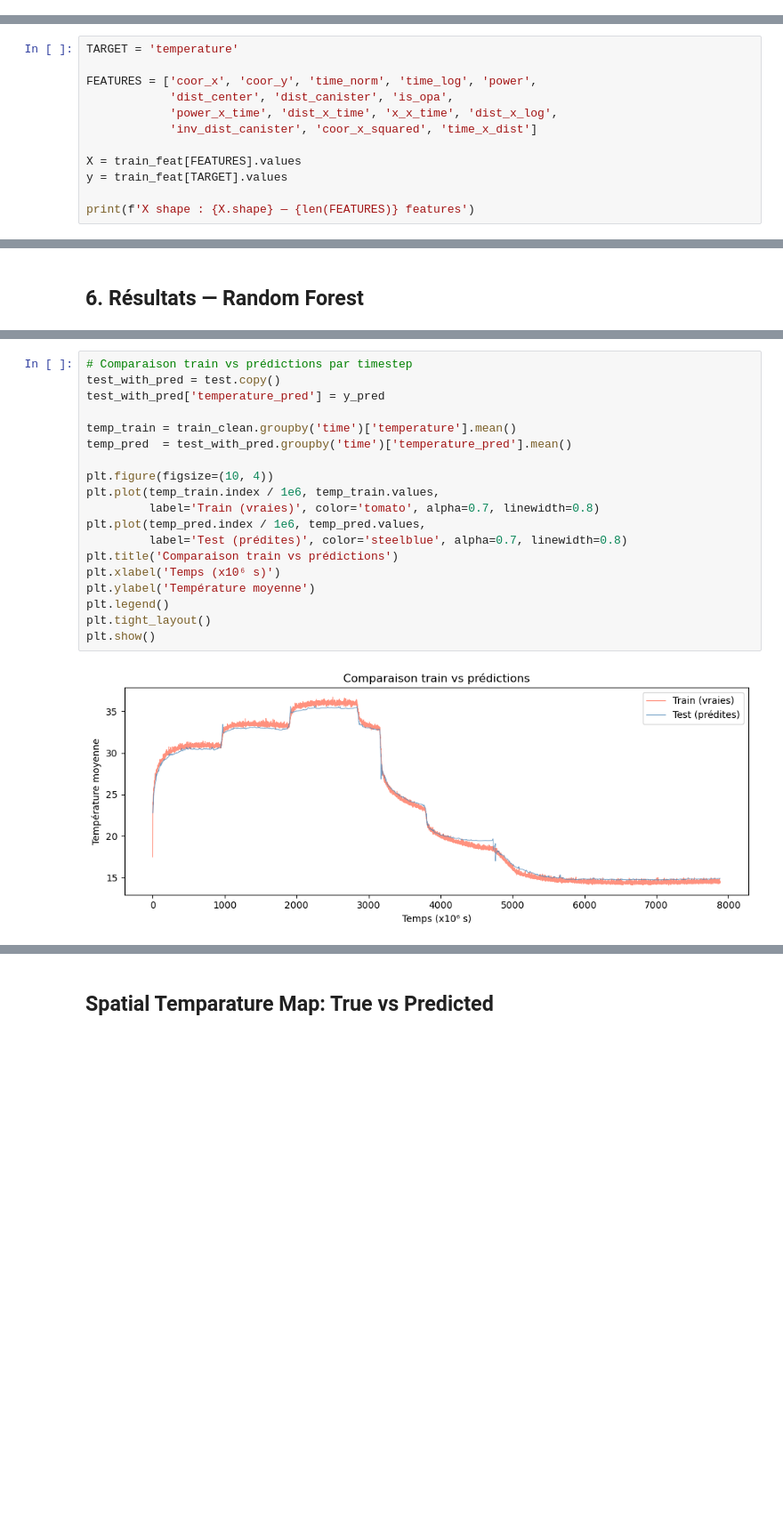
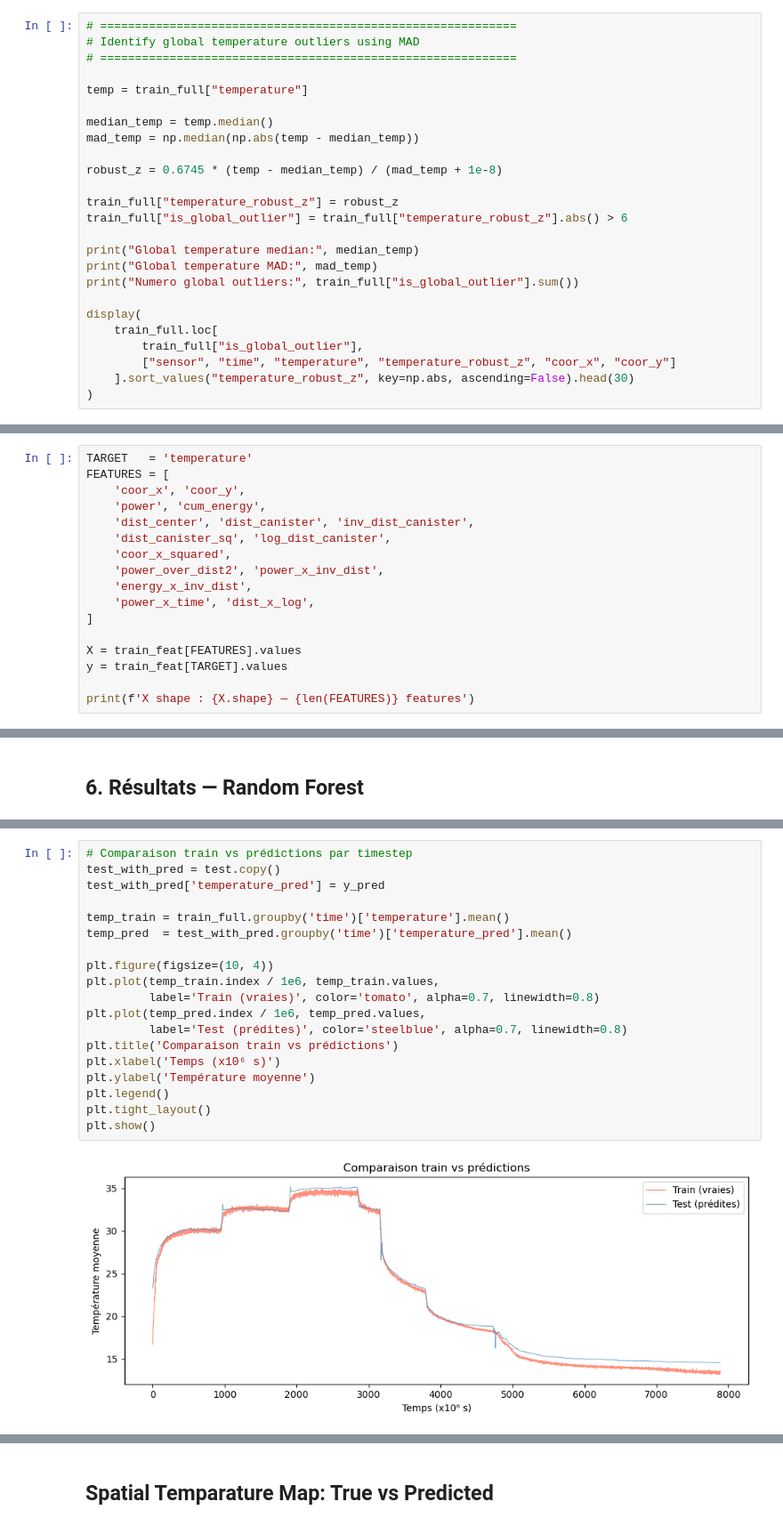
Before and after one commit to NourNaja-leb/IntroML-2026, a Jupyter notebook: ml_project/train_rf.ipynb, the cells around one changed output, grey strips where cells are left out. Shown at 89% size. Drawn from its saved outputs; the diff is of its cells as text; blank space fills up the shorter version.

```diff
--- a/ml_project/train_rf.ipynb
+++ b/ml_project/train_rf.ipynb
@@ -217,0 +208,25 @@ Total supprimées : 208116 (3.1%)
+# %%
+# ============================================================
+# Identify global temperature outliers using MAD
+# ============================================================
+
+temp = train_full["temperature"]
+
+median_temp = temp.median()
+mad_temp = np.median(np.abs(temp - median_temp))
+
+robust_z = 0.6745 * (temp - median_temp) / (mad_temp + 1e-8)
+
+train_full["temperature_robust_z"] = robust_z
+train_full["is_global_outlier"] = train_full["temperature_robust_z"].abs() > 6
+
+print("Global temperature median:", median_temp)
+print("Global temperature MAD:", mad_temp)
+print("Numero global outliers:", train_full["is_global_outlier"].sum())
+
+display(
+    train_full.loc[
+        train_full["is_global_outlier"],
+        ["sensor", "time", "temperature", "temperature_robust_z", "coor_x", "coor_y"]
+    ].sort_values("temperature_robust_z", key=np.abs, ascending=False).head(30)
+)
@@ -284,10 +722,15 @@ Features disponibles : ['sensor', 'time', 'power', 'temperature', 'coor_x', 'coo
 # %%
-TARGET = 'temperature'
-
-FEATURES = ['coor_x', 'coor_y', 'time_norm', 'time_log', 'power',
-            'dist_center', 'dist_canister', 'is_opa',
-            'power_x_time', 'dist_x_time', 'x_x_time', 'dist_x_log',
-            'inv_dist_canister', 'coor_x_squared', 'time_x_dist']
+TARGET   = 'temperature'
+FEATURES = [
+    'coor_x', 'coor_y',
+    'power', 'cum_energy',
+    'dist_center', 'dist_canister', 'inv_dist_canister',
+    'dist_canister_sq', 'log_dist_canister',
+    'coor_x_squared',
+    'power_over_dist2', 'power_x_inv_dist',
+    'energy_x_inv_dist',
+    'power_x_time', 'dist_x_log',
+]
 
 X = train_feat[FEATURES].values
 y = train_feat[TARGET].values
@@ -385,24 +826,24 @@ submission.csv sauvegardé — 2190480 lignes
 # %%
 # Comparaison train vs prédictions par timestep
 test_with_pred = test.copy()
 test_with_pred['temperature_pred'] = y_pred
 
-temp_train = train_clean.groupby('time')['temperature'].mean()
+temp_train = train_full.groupby('time')['temperature'].mean()
 temp_pred  = test_with_pred.groupby('time')['temperature_pred'].mean()
 
 plt.figure(figsize=(10, 4))
 plt.plot(temp_train.index / 1e6, temp_train.values,
          label='Train (vraies)', color='tomato', alpha=0.7, linewidth=0.8)
 plt.plot(temp_pred.index / 1e6, temp_pred.values,
          label='Test (prédites)', color='steelblue', alpha=0.7, linewidth=0.8)
 plt.title('Comparaison train vs prédictions')
 plt.xlabel('Temps (x10⁶ s)')
 plt.ylabel('Température moyenne')
 plt.legend()
 plt.tight_layout()
 plt.show()
 # %% [output]
-[figure, old version]
+[figure, new version]
 # %%
 # comparaison validation vs prédictions
 from sklearn.model_selection import train_test_split
```
Also changed, not shown: parts of 36 cells of this notebook, 3 other files.
